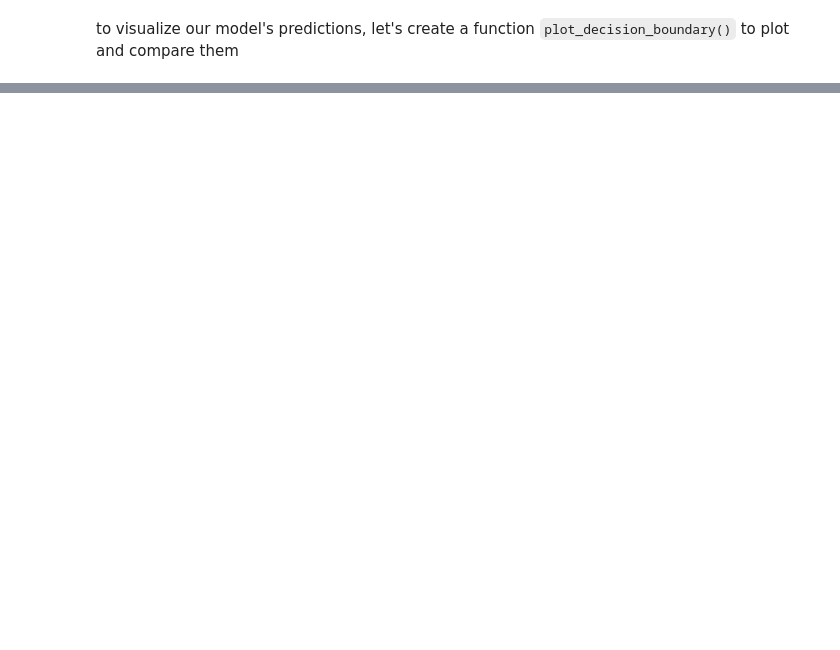
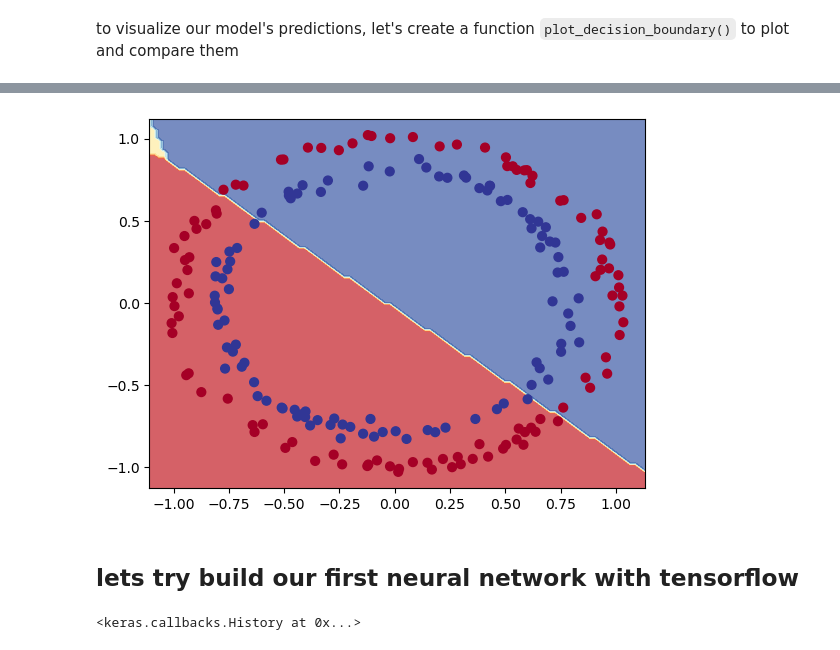
Before and after one commit to mageshyt/Machine-Learning-2023, a Jupyter notebook: Deep learning/02_neural_network_Classfication_in_tensorflow.ipynb, the cells around one changed output, grey strips where cells are left out. Cells and saved outputs as stored; diff of their text form; code cells hidden in the pictures; blank space fills up the shorter version.

Commit message:
:sparkles: non linear activation functions

```diff
--- a/Deep learning/02_neural_network_Classfication_in_tensorflow.ipynb
+++ b/Deep learning/02_neural_network_Classfication_in_tensorflow.ipynb
@@ -226,7 +226,7 @@ model3=tf.keras.Sequential([
 # 2. compile the model
 
 model3.compile(loss=tf.keras.losses.BinaryCrossentropy(),
-               optimizer=tf.keras.optimizers.Adam(0.02),
+               optimizer=tf.keras.optimizers.legacy.Adam(0.01),
                metrics=["accuracy"])
 
 # 3. fit the mode
@@ -324,0 +349,19 @@ doing binary classification
+# %%
+# set teh random seed
+tf.random.set_seed(42)
+
+# 1.create the model
+model4=tf.keras.Sequential([
+    tf.keras.layers.Dense(4,activation="linear"),
+])
+
+# 2. compile the model
+
+model4.compile(loss="binary_crossentropy",
+                optimizer=tf.keras.optimizers.legacy.Adam(lr=0.01),
+                metrics=["accuracy"])
+
+
+# 3. fit the model
+
+model4.fit(x_train,y_train,epochs=100,verbose=0)
@@ -324,0 +375,5 @@ doing binary classification
+# %%
+# plot the decision boundary for model4
+
+plot_decision_boundary(model4,x_test,y_test)
+# %% [output]
@@ -324,0 +382,21 @@ doing binary classification
+[figure, added]
+# %% [markdown]
+## lets try build our first neural network with tensorflow
+# %%
+tf.random.set_seed(42)
+
+# 1.create the model
+
+model5=tf.keras.Sequential([
+    tf.keras.layers.Dense(1,activation="relu"),
+])
+
+# 2. compile the model
+model5.compile(loss="binary_crossentropy",
+                optimizer=tf.keras.optimizers.legacy.Adam(lr=0.01),
+                metrics=["accuracy"])
+
+# 3. fit the model
+model5.fit(x_train,y_train,epochs=100,verbose=0)
+# %% [output]
+<keras.callbacks.History at 0x...>
```
Also changed, not shown: parts of 22 cells of this notebook, 5 other files.
